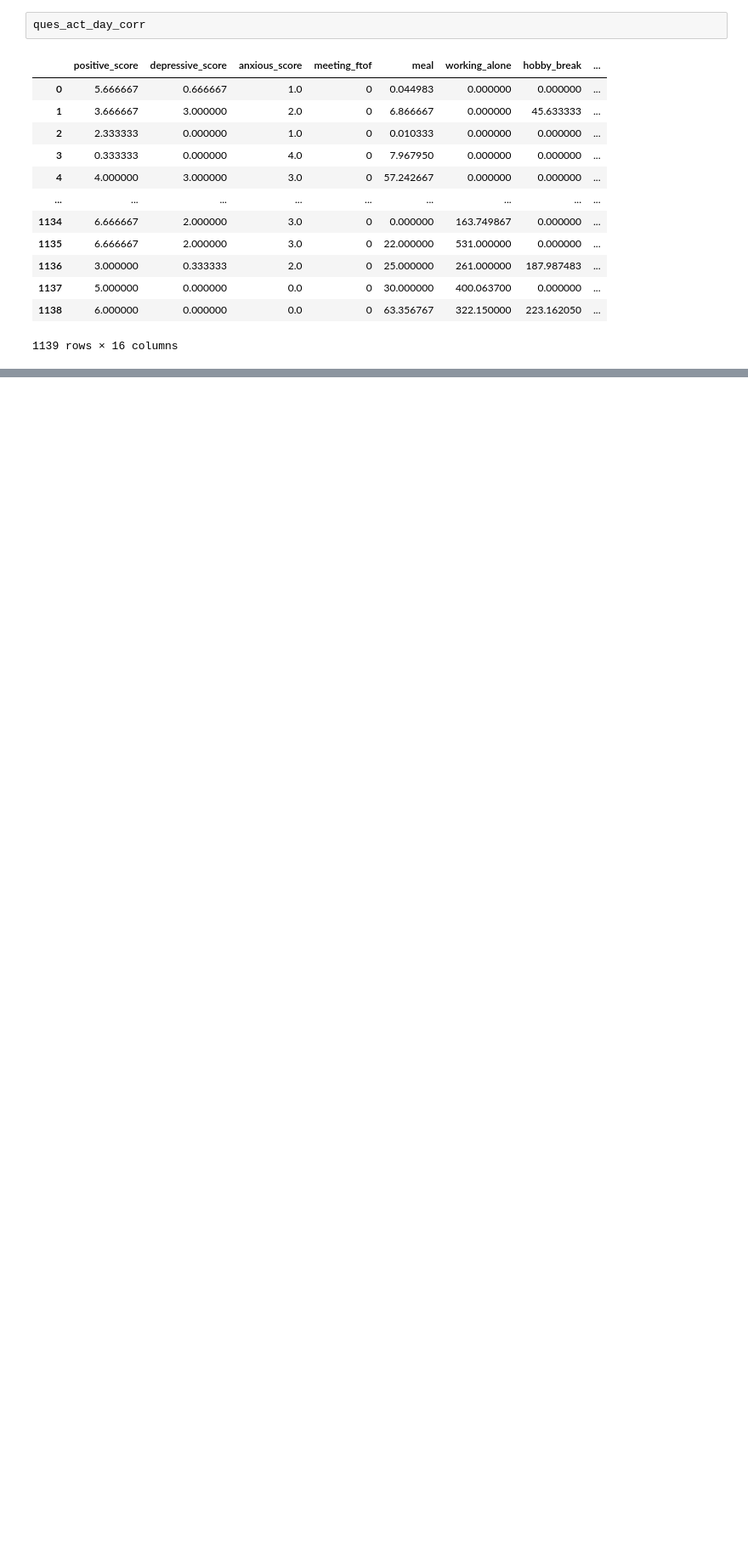
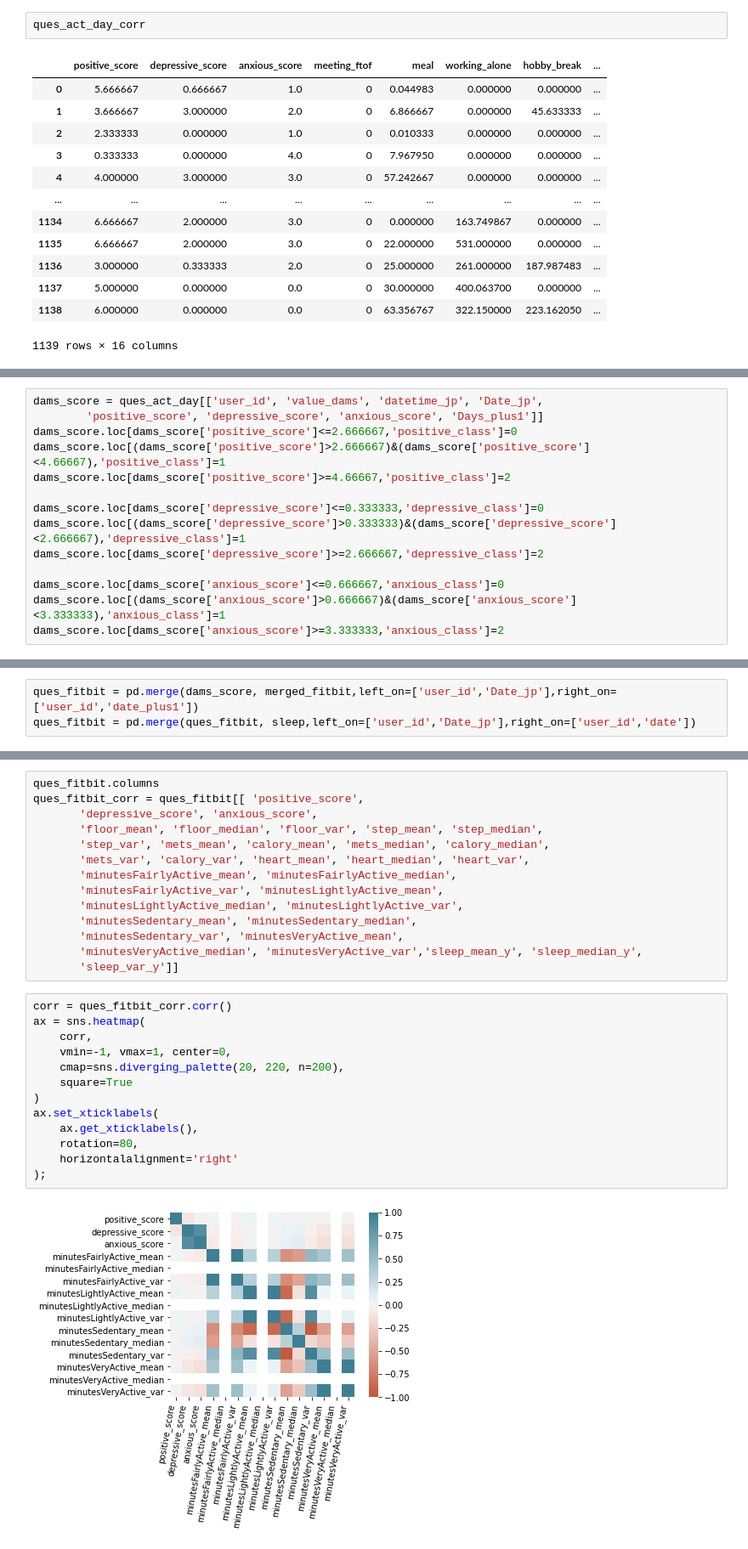
Before and after one commit to yusukennn/research_mental_prediction, a Jupyter notebook: code/analyse/Untitled.ipynb, the cells around one changed output, grey strips where cells are left out. Shown at 85% size. Saved outputs shown, nothing was run; the diff lists cells and outputs as text; blank space fills up the shorter version.

Commit message:
lightGBM

```diff
--- a/code/analyse/Untitled.ipynb
+++ b/code/analyse/Untitled.ipynb
@@ -184,0 +211,14 @@ ques_act_day_corr[ques_act_day_corr['positive_score']>=5]
+# %%
+dams_score = ques_act_day[['user_id', 'value_dams', 'datetime_jp', 'Date_jp',
+        'positive_score', 'depressive_score', 'anxious_score', 'Days_plus1']]
+dams_score.loc[dams_score['positive_score']<=2.666667,'positive_class']=0
+dams_score.loc[(dams_score['positive_score']>2.666667)&(dams_score['positive_score']<4.66667),'positive_class']=1
+dams_score.loc[dams_score['positive_score']>=4.66667,'positive_class']=2
+
+dams_score.loc[dams_score['depressive_score']<=0.333333,'depressive_class']=0
+dams_score.loc[(dams_score['depressive_score']>0.333333)&(dams_score['depressive_score']<2.666667),'depressive_class']=1
+dams_score.loc[dams_score['depressive_score']>=2.666667,'depressive_class']=2
+
+dams_score.loc[dams_score['anxious_score']<=0.666667,'anxious_class']=0
+dams_score.loc[(dams_score['anxious_score']>0.666667)&(dams_score['anxious_score']<3.333333),'anxious_class']=1
+dams_score.loc[dams_score['anxious_score']>=3.333333,'anxious_class']=2
@@ -184,0 +243,3 @@ ques_act_day_corr[ques_act_day_corr['positive_score']>=5]
+# %%
+ques_fitbit = pd.merge(dams_score, merged_fitbit,left_on=['user_id','Date_jp'],right_on=['user_id','date_plus1'])
+ques_fitbit = pd.merge(ques_fitbit, sleep,left_on=['user_id','Date_jp'],right_on=['user_id','date'])
@@ -184,0 +248,29 @@ ques_act_day_corr[ques_act_day_corr['positive_score']>=5]
+# %%
+ques_fitbit.columns
+ques_fitbit_corr = ques_fitbit[[ 'positive_score',
+       'depressive_score', 'anxious_score',
+       'floor_mean', 'floor_median', 'floor_var', 'step_mean', 'step_median',
+       'step_var', 'mets_mean', 'calory_mean', 'mets_median', 'calory_median',
+       'mets_var', 'calory_var', 'heart_mean', 'heart_median', 'heart_var',
+       'minutesFairlyActive_mean', 'minutesFairlyActive_median',
+       'minutesFairlyActive_var', 'minutesLightlyActive_mean',
+       'minutesLightlyActive_median', 'minutesLightlyActive_var',
+       'minutesSedentary_mean', 'minutesSedentary_median',
+       'minutesSedentary_var', 'minutesVeryActive_mean',
+       'minutesVeryActive_median', 'minutesVeryActive_var','sleep_mean_y', 'sleep_median_y',
+       'sleep_var_y']]
+# %%
+corr = ques_fitbit_corr.corr()
+ax = sns.heatmap(
+    corr,
+    vmin=-1, vmax=1, center=0,
+    cmap=sns.diverging_palette(20, 220, n=200),
+    square=True
+)
+ax.set_xticklabels(
+    ax.get_xticklabels(),
+    rotation=80,
+    horizontalalignment='right'
+);
+# %% [output]
+[figure, added]
```
Also changed, not shown: parts of 16 cells of this notebook, 1 other file.
